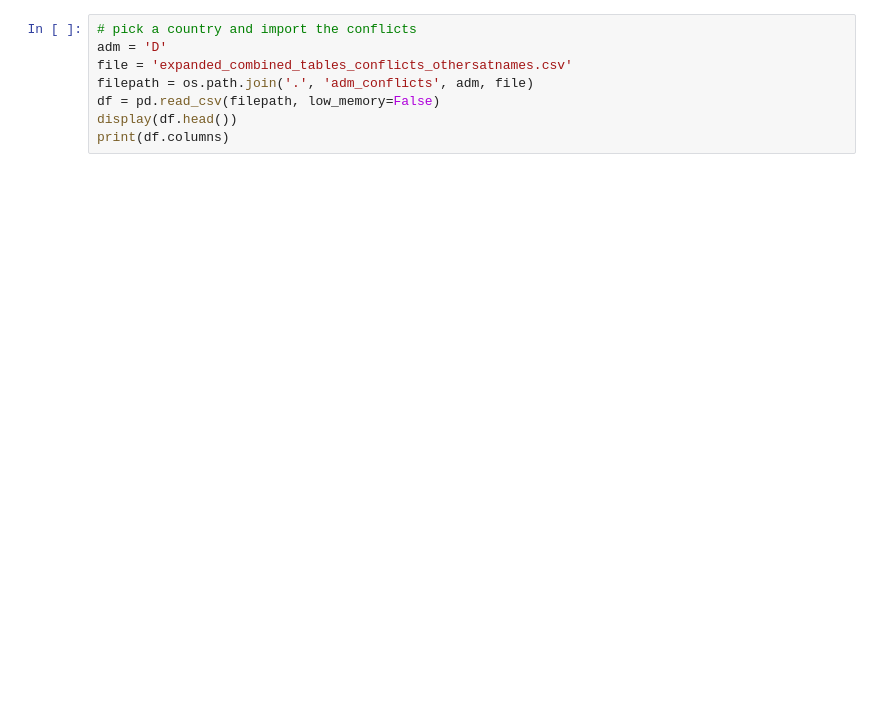
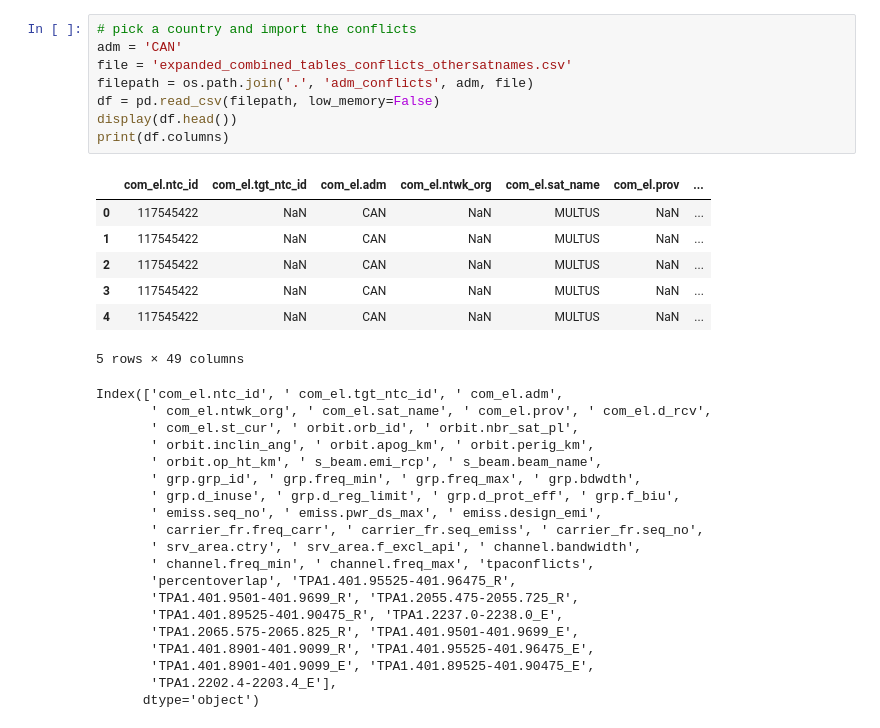
Before and after one commit to Mencarelli-Simone/TPA1_ITU_SE_SIEVE, a Jupyter notebook: summary_condensed.ipynb, the cells around one changed output. Drawn from its saved outputs; the diff is of its cells as text; blank space fills up the shorter version.

```diff
--- a/summary_condensed.ipynb
+++ b/summary_condensed.ipynb
@@ -16,10 +26,37 @@ pd.set_option('display.max_rows', None)
 # %%
 # pick a country and import the conflicts
-adm = 'D'
+adm = 'CAN'
 file = 'expanded_combined_tables_conflicts_othersatnames.csv'
 filepath = os.path.join('.', 'adm_conflicts', adm, file)
 df = pd.read_csv(filepath, low_memory=False)
 display(df.head())
 print(df.columns)
+# %% [output]
+|  | com_el.ntc_id | com_el.tgt_ntc_id | com_el.adm | com_el.ntwk_org | com_el.sat_name | com_el.prov | ... |
+| 0 | 117545422 | NaN | CAN | NaN | MULTUS | NaN | ... |
+| 1 | 117545422 | NaN | CAN | NaN | MULTUS | NaN | ... |
+| 2 | 117545422 | NaN | CAN | NaN | MULTUS | NaN | ... |
+| 3 | 117545422 | NaN | CAN | NaN | MULTUS | NaN | ... |
+| 4 | 117545422 | NaN | CAN | NaN | MULTUS | NaN | ... |
+5 rows × 49 columns
+Index(['com_el.ntc_id', ' com_el.tgt_ntc_id', ' com_el.adm',
+       ' com_el.ntwk_org', ' com_el.sat_name', ' com_el.prov', ' com_el.d_rcv',
+       ' com_el.st_cur', ' orbit.orb_id', ' orbit.nbr_sat_pl',
+       ' orbit.inclin_ang', ' orbit.apog_km', ' orbit.perig_km',
+       ' orbit.op_ht_km', ' s_beam.emi_rcp', ' s_beam.beam_name',
+       ' grp.grp_id', ' grp.freq_min', ' grp.freq_max', ' grp.bdwdth',
+       ' grp.d_inuse', ' grp.d_reg_limit', ' grp.d_prot_eff', ' grp.f_biu',
+       ' emiss.seq_no', ' emiss.pwr_ds_max', ' emiss.design_emi',
+       ' carrier_fr.freq_carr', ' carrier_fr.seq_emiss', ' carrier_fr.seq_no',
+       ' srv_area.ctry', ' srv_area.f_excl_api', ' channel.bandwidth',
+       ' channel.freq_min', ' channel.freq_max', 'tpaconflicts',
+       'percentoverlap', 'TPA1.401.95525-401.96475_R',
+       'TPA1.401.9501-401.9699_R', 'TPA1.2055.475-2055.725_R',
+       'TPA1.401.89525-401.90475_R', 'TPA1.2237.0-2238.0_E',
+       'TPA1.2065.575-2065.825_R', 'TPA1.401.9501-401.9699_E',
+       'TPA1.401.8901-401.9099_R', 'TPA1.401.95525-401.96475_E',
+       'TPA1.401.8901-401.9099_E', 'TPA1.401.89525-401.90475_E',
+       'TPA1.2202.4-2203.4_E'],
+      dtype='object')
 # %%
 # function to extract the table
```
Also changed, not shown: parts of 5 cells of this notebook, 2 other files.
